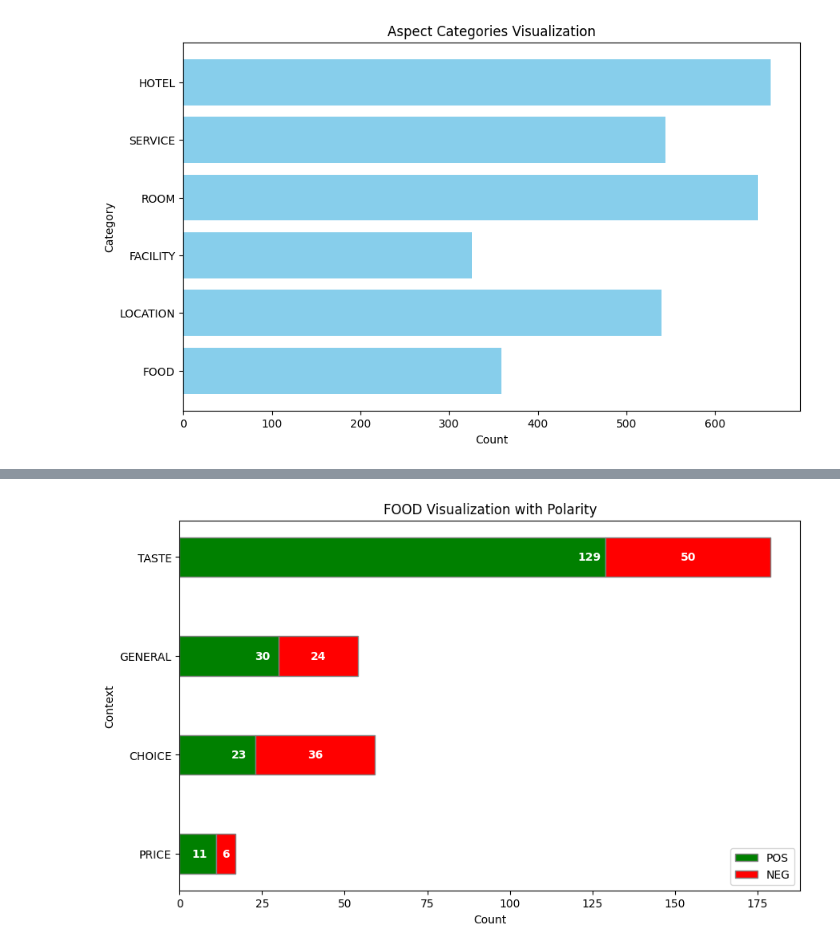
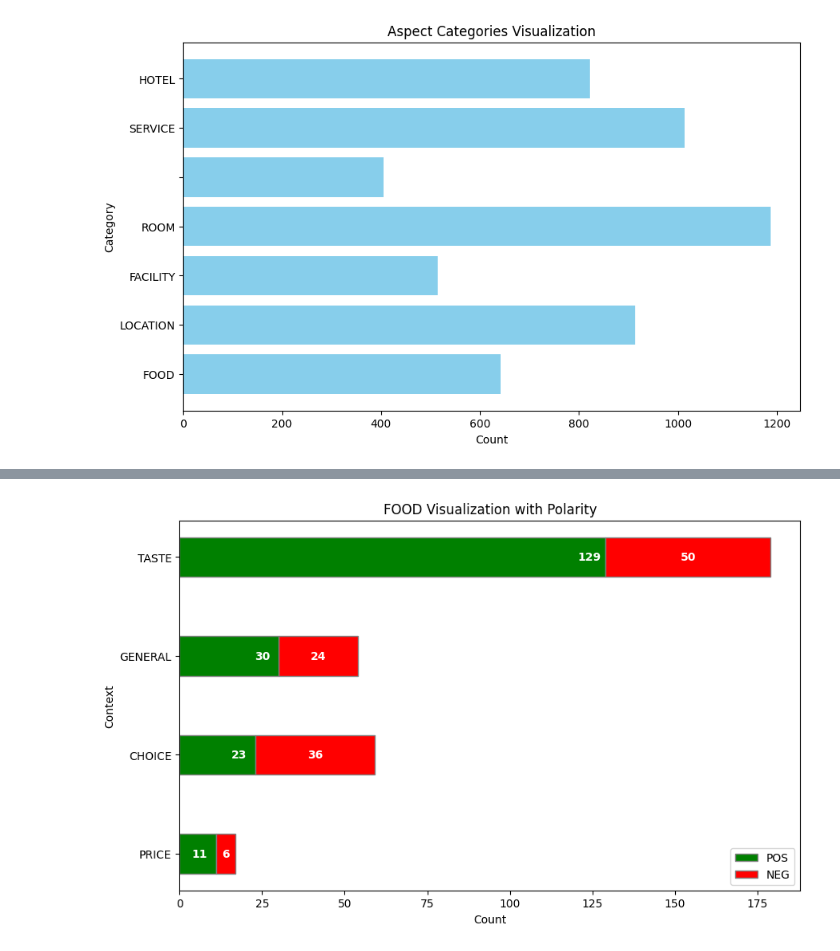
Before and after one commit to kwang0149/ta-final-project-aspect-based-sentiment-analysis-and-categorized-aspect, a Jupyter notebook: visualize_cat.ipynb, the cells around one changed output, grey strips where cells are left out. Drawn from its saved outputs; the diff is of its cells as text; code cells hidden in the pictures.

```diff
--- a/visualize_cat.ipynb
+++ b/visualize_cat.ipynb
@@ -20,7 +22,7 @@ import json
 
 # Load data from JSONL file
 data = []
-with open('output_formatted.jsonl', 'r') as file:
+with open('output_formatted_03_06_2024_less_category.jsonl', 'r') as file:
     for line in file:
         data.append(json.loads(line))
 
@@ -31,34 +33,34 @@ for entry in data:
     for label in labels:
         if 'category' in label and label['category']:  # Check if 'category' exists and is not null
             main_category = label['category'].split('#')[0]
             if main_category not in category_counts:
                 category_counts[main_category] = 0
             category_counts[main_category] += 1
 
 # Handle null values
 null_categories = 0
 for entry in data:
     if not entry.get('labels'):
         null_categories += 1
 
 if null_categories > 0:
     category_counts['NULL'] = null_categories
 
 # Plotting
 import matplotlib.pyplot as plt
 
 categories = list(category_counts.keys())
 counts = list(category_counts.values())
 
 plt.figure(figsize=(10, 6))
 plt.barh(categories, counts, color='skyblue')
 plt.xlabel('Count')
 plt.ylabel('Category')
 plt.title('Aspect Categories Visualization')
 plt.gca().invert_yaxis()
 plt.show()
 # %% [output]
-[figure, old version]
+[figure, new version]
 # %%
 import json
 
```
Also changed, not shown: parts of 9 cells of this notebook, 24 other files.
